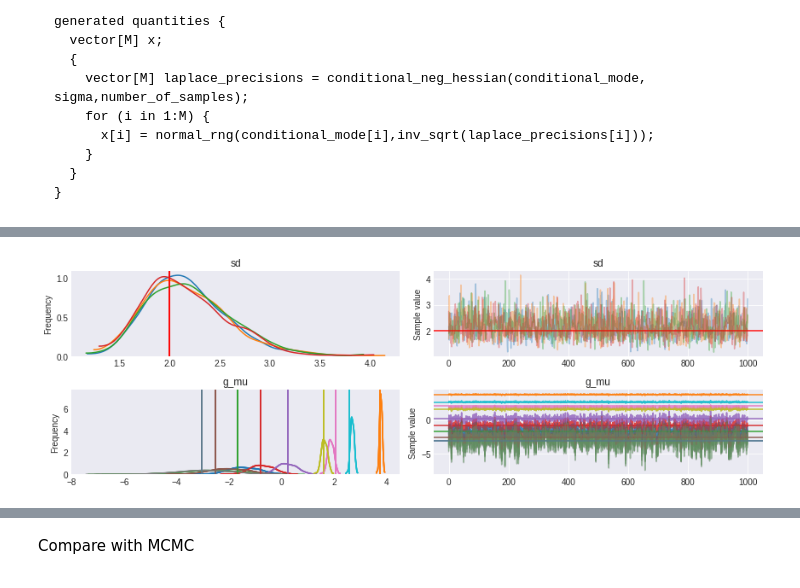
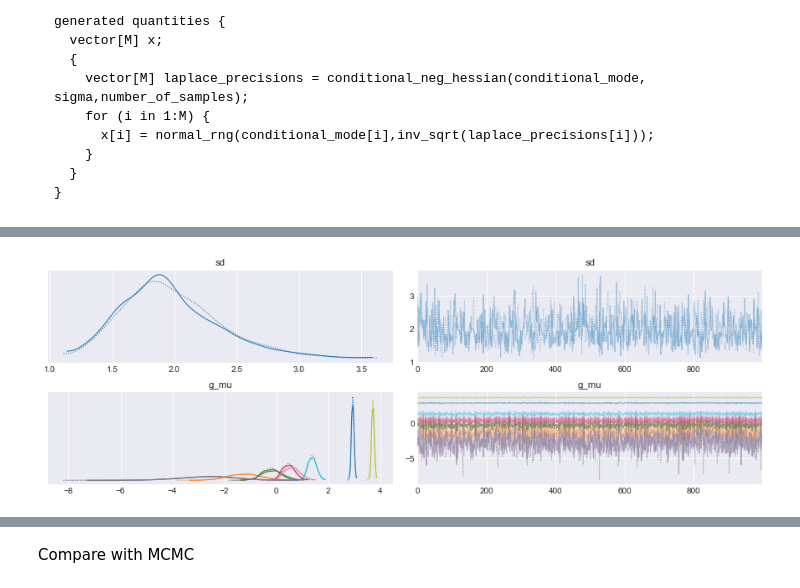
Before and after one commit to junpenglao/Planet_Sakaar_Data_Science, a Jupyter notebook: Ports/Laplace approximation in pymc3.ipynb, the cells around one changed output, grey strips where cells are left out. Saved outputs shown, nothing was run; the diff lists cells and outputs as text; code cells hidden in the pictures.

```diff
--- a/Ports/Laplace approximation in pymc3.ipynb
+++ b/Ports/Laplace approximation in pymc3.ipynb
@@ -41,7 +41,7 @@ with pm.Model() as m:
     sd = pm.HalfNormal('sd', 1.)
     group_mu = pm.Normal('g_mu', 0., sd, shape=M)
     obs = pm.Poisson('obs', tt.exp(group_mu[index]), observed=Y)
-    trace = pm.sample(1000, tune=1000)
+    trace = pm.sample(1000, tune=1000, return_inferencedata=True)
 # %% [output]
 Auto-assigning NUTS sampler...
 Initializing NUTS using jitter+adapt_diag...
@@ -281,7 +277,7 @@ with pm.Model() as m_la:
         'g_mu',
         pm.tt_rng().normal(1, conditional_mode,
                            1 / tt.sqrt(laplace_precisions)))
-    trace_la = pm.sample(1000, tune=1000)
+    trace_la = pm.sample(1000, tune=1000, return_inferencedata=True)
 # %% [output]
 Auto-assigning NUTS sampler...
 Initializing NUTS using jitter+adapt_diag...
@@ -290,7 +288,7 @@ NUTS: [sd]
 # %%
-pm.traceplot(trace_la, lines={'sd': sigma, 'g_mu': X});
+pm.traceplot(trace_la);
 # %% [output]
-[figure, old version]
+[figure, new version]
 # %%
 df_la = pm.summary(trace_la)
 df_la.round(2)
```
Also changed, not shown: parts of 35 cells of this notebook, 1 other file.
